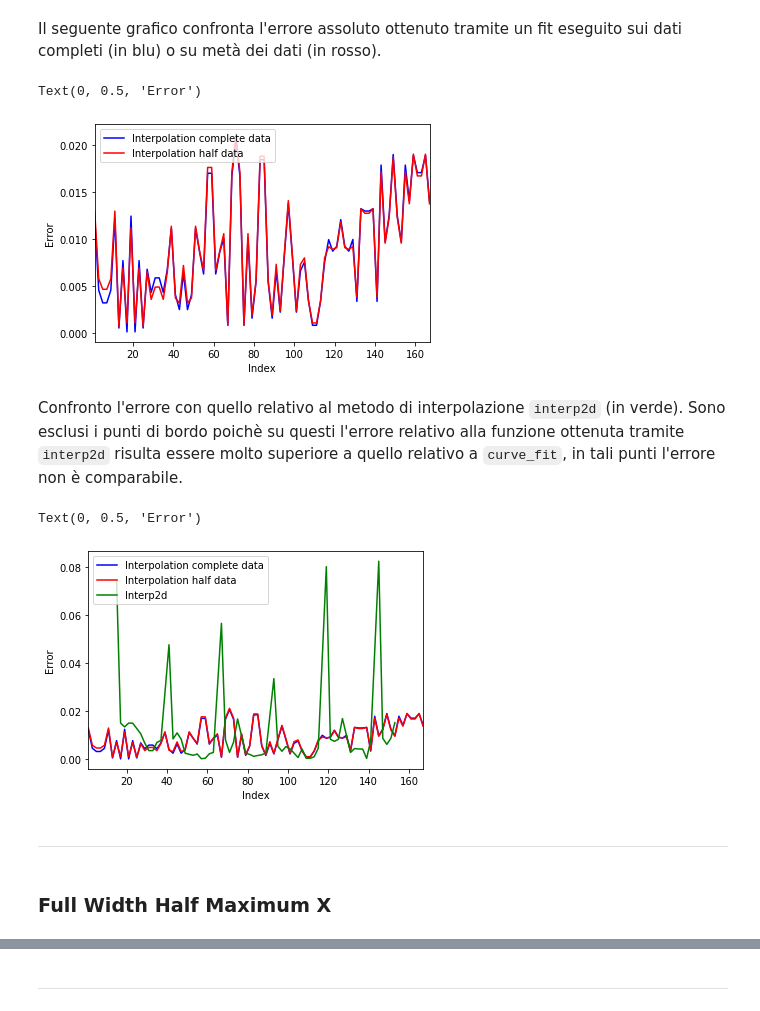
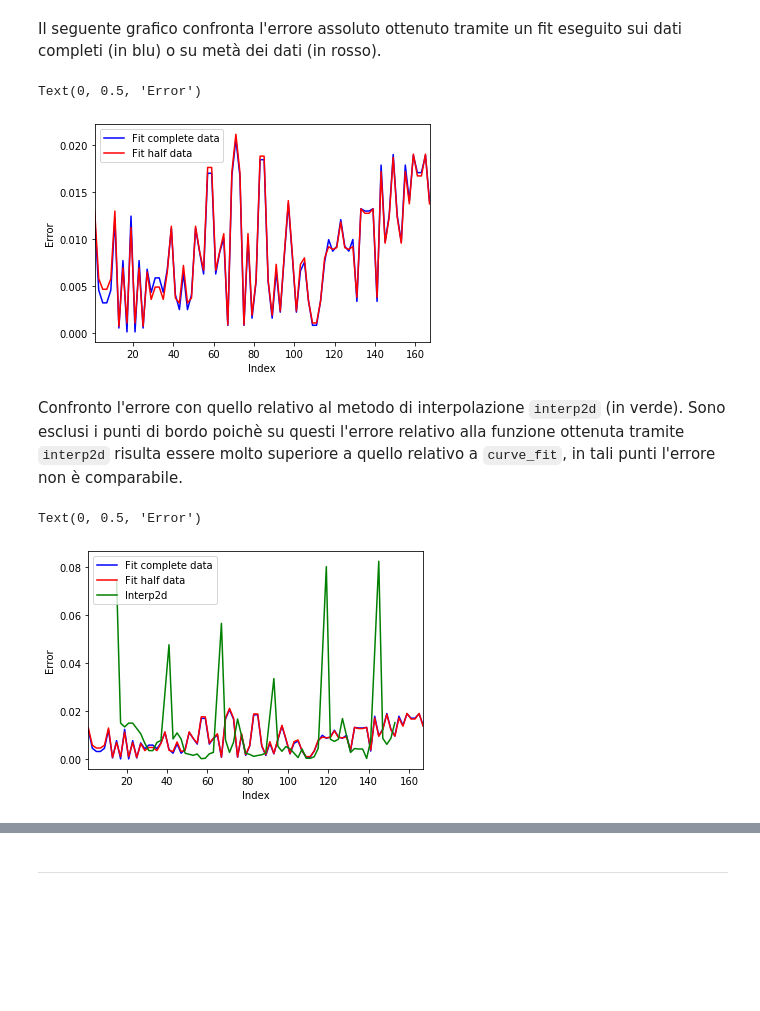
Before and after one commit to eleonoragatti44/Bachelor-Thesis-Physics, a Jupyter notebook: Interpolations.ipynb, the cells around one changed output, grey strips where cells are left out. Saved outputs shown, nothing was run; the diff lists cells and outputs as text; code cells hidden in the pictures; blank space fills up the shorter version.

```diff
--- a/Interpolations.ipynb
+++ b/Interpolations.ipynb
@@ -149,27 +91,23 @@ test_func_e2 = f.func(X_check, *popt1)
 # %% [markdown]
 Il seguente grafico confronta l'errore assoluto ottenuto tramite un fit eseguito sui dati completi (in blu) o su metà dei dati (in rosso).
 # %%
-abs(test_func_e2-data_check["e"]).plot(color="blue", label="Interpolation complete data")
-abs(test_func_e-data_check["e"]).plot(color="red", label="Interpolation half data")
+abs(test_func_e2-data_check["e"]).plot(color="blue", label="Fit complete data")
+abs(test_func_e-data_check["e"]).plot(color="red", label="Fit half data")
 plt.legend(loc='upper left')
 plt.xlabel("Index")
 plt.ylabel("Error")
 # %% [output]
 Text(0, 0.5, 'Error')
-[figure, old version]
+[figure, new version]
 # %% [markdown]
 Confronto l'errore con quello relativo al metodo di interpolazione `interp2d` (in verde). Sono esclusi i punti di bordo poichè su questi l'errore relativo alla funzione ottenuta tramite `interp2d` risulta essere molto superiore a quello relativo a `curve_fit`, in tali punti l'errore non è comparabile.
 # %%
-abs(test_func_e2-data_check["e"]).plot(color="blue", label="Interpolation complete data")
-abs(test_func_e-data_check["e"]).plot(color="red", label="Interpolation half data")
+abs(test_func_e2-data_check["e"]).plot(color="blue", label="Fit complete data")
+abs(test_func_e-data_check["e"]).plot(color="red", label="Fit half data")
 plt.plot(data_mask.index, d_e_mask, color = "green", label="Interp2d")
 plt.legend(loc='upper left')
 plt.xlabel("Index")
 plt.ylabel("Error")
 # %% [output]
 Text(0, 0.5, 'Error')
-[figure, old version]
+[figure, new version]
-# %% [markdown]
--------
-# %% [markdown]
-### Full Width Half Maximum X
```
Also changed, not shown: parts of 29 cells of this notebook, 28 other files.
